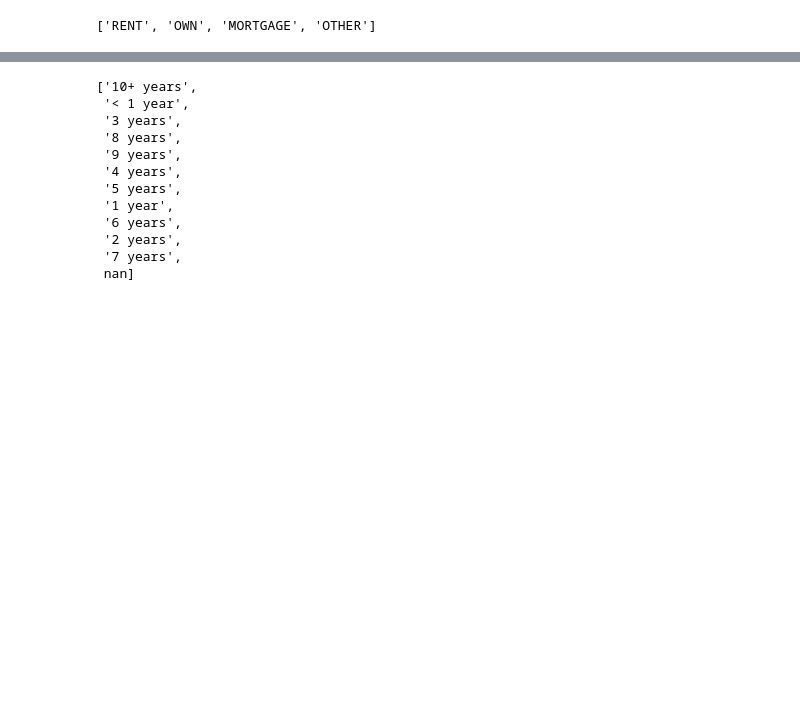
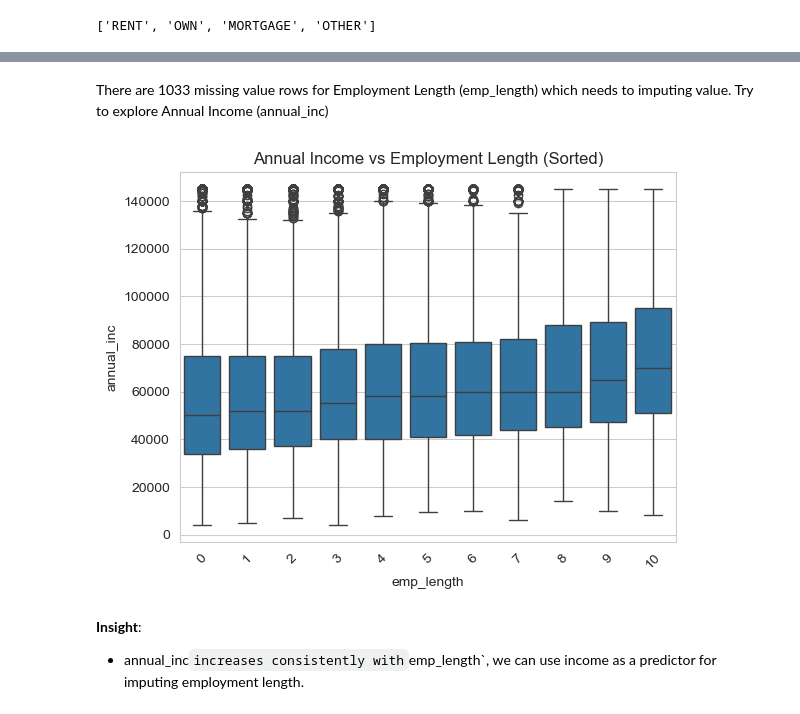
Before and after one commit to lacusu/EDALendingClubCaseStudy, a Jupyter notebook: GroupStudy.ipynb, the cells around one changed output, grey strips where cells are left out. Cells and saved outputs as stored; diff of their text form; code cells hidden in the pictures; blank space fills up the shorter version.

```diff
--- a/GroupStudy.ipynb
+++ b/GroupStudy.ipynb
@@ -380,0 +385,19 @@ dtype: int64
+# %%
+# 1. Clean the `emp_length` column by extracting numeric values
+def clean_emp_length(emp_length):
+    if isinstance(emp_length, str):
+        if 'year' in emp_length:
+            emp_length = emp_length.replace(' years', '').replace(' year', '')
+        if '+' in emp_length:
+            emp_length = emp_length.replace('+', '')
+        if '<' in emp_length:
+            emp_length = '0'
+        return pd.to_numeric(emp_length, errors='coerce')
+    return emp_length
+
+
+loan['emp_length'] = loan['emp_length'].apply(clean_emp_length).astype('Int64')
+# # Sort the DataFrame by the cleaned emp_length column
+loan.sort_values(by='emp_length', ascending=False, inplace=True)
+
+get_distinct_values(loan, 'emp_length')
@@ -381,15 +428,13 @@ dtype: int64
+# %% [markdown]
+There are 1033 missing value rows for Employment Length (emp_length) which needs to imputing value.
+Try to explore Annual Income (annual_inc)
 # %%
-get_distinct_values(loan, 'emp_length')
+sns.boxplot(x='emp_length', y='annual_inc', data=loan)
+plt.title('Annual Income vs Employment Length (Sorted)')
+plt.xticks(rotation=45)
+plt.show()
 # %% [output]
-['10+ years',
- '< 1 year',
- '3 years',
- '8 years',
- '9 years',
- '4 years',
- '5 years',
- '1 year',
- '6 years',
- '2 years',
- '7 years',
- nan]
+[figure, added]
+# %% [markdown]
+**Insight**:
+- annual_inc` increases consistently with `emp_length`, we can use income as a predictor for imputing employment length.
```
Also changed, not shown: parts of 93 cells of this notebook.
